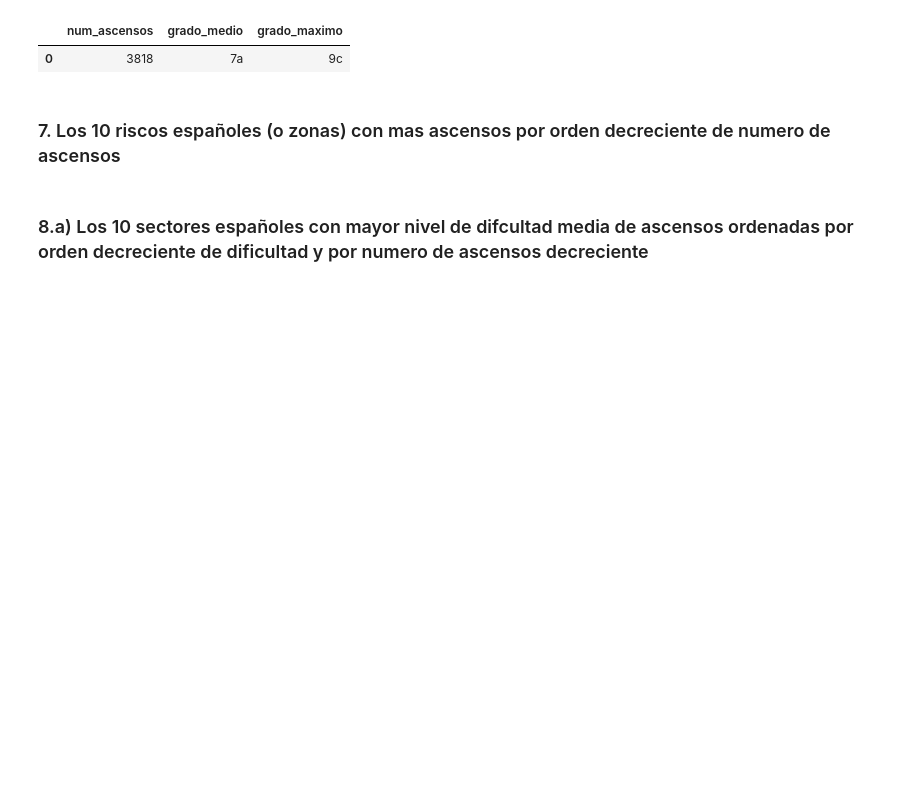
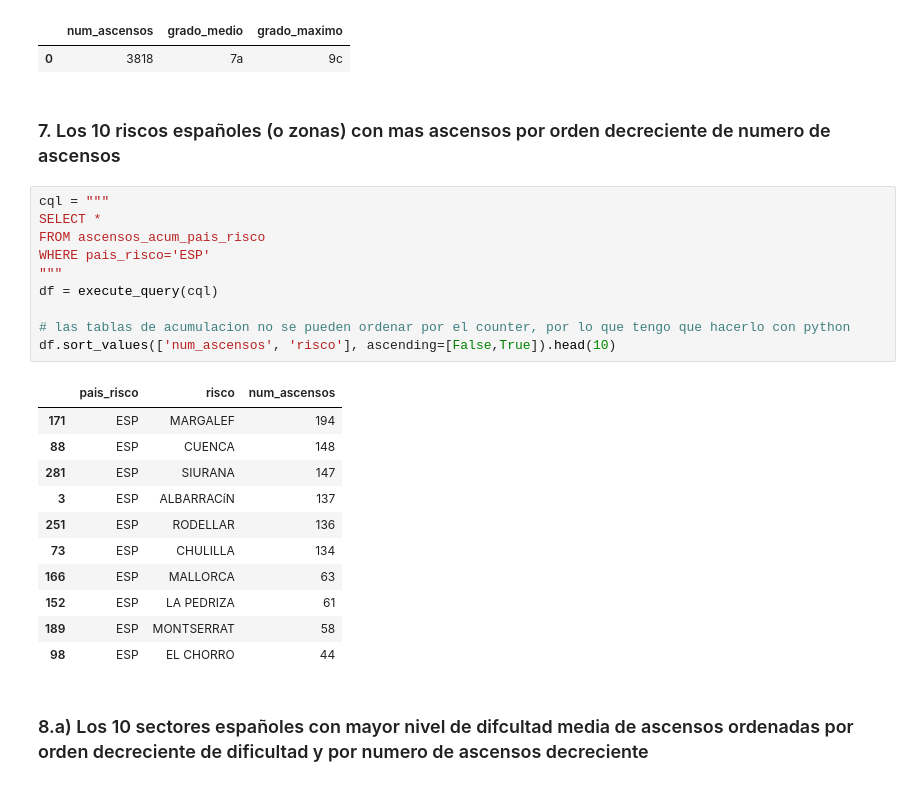
Before and after one commit to jmsanchezff/datahack_practica_bbdd, a Jupyter notebook: Cassandra.ipynb, the cells around one changed output. Cells and saved outputs as stored; diff of their text form; blank space fills up the shorter version.

```diff
--- a/Cassandra.ipynb
+++ b/Cassandra.ipynb
@@ -769,6 +769,28 @@ WARNING:cassandra.protocol:Server warning: Aggregation query used on multiple pa
 | 0 | 3818 | 7a | 9c |
 # %% [markdown]
 ### 7. Los 10 riscos españoles (o zonas) con mas ascensos por orden decreciente de numero de ascensos
+# %%
+cql = """
+SELECT *
+FROM ascensos_acum_pais_risco
+WHERE pais_risco='ESP'
+"""
+df = execute_query(cql)
+
+# las tablas de acumulacion no se pueden ordenar por el counter, por lo que tengo que hacerlo con python
+df.sort_values(['num_ascensos', 'risco'], ascending=[False,True]).head(10)
+# %% [output]
+|  | pais_risco | risco | num_ascensos |
+| 171 | ESP | MARGALEF | 194 |
+| 88 | ESP | CUENCA | 148 |
+| 281 | ESP | SIURANA | 147 |
+| 3 | ESP | ALBARRACíN | 137 |
+| 251 | ESP | RODELLAR | 136 |
+| 73 | ESP | CHULILLA | 134 |
+| 166 | ESP | MALLORCA | 63 |
+| 152 | ESP | LA PEDRIZA | 61 |
+| 189 | ESP | MONTSERRAT | 58 |
+| 98 | ESP | EL CHORRO | 44 |
 # %% [markdown]
 ### 8.a) Los 10 sectores españoles con mayor nivel de difcultad media de ascensos ordenadas por orden decreciente de dificultad y por numero de ascensos decreciente
 # %% [markdown]
```
